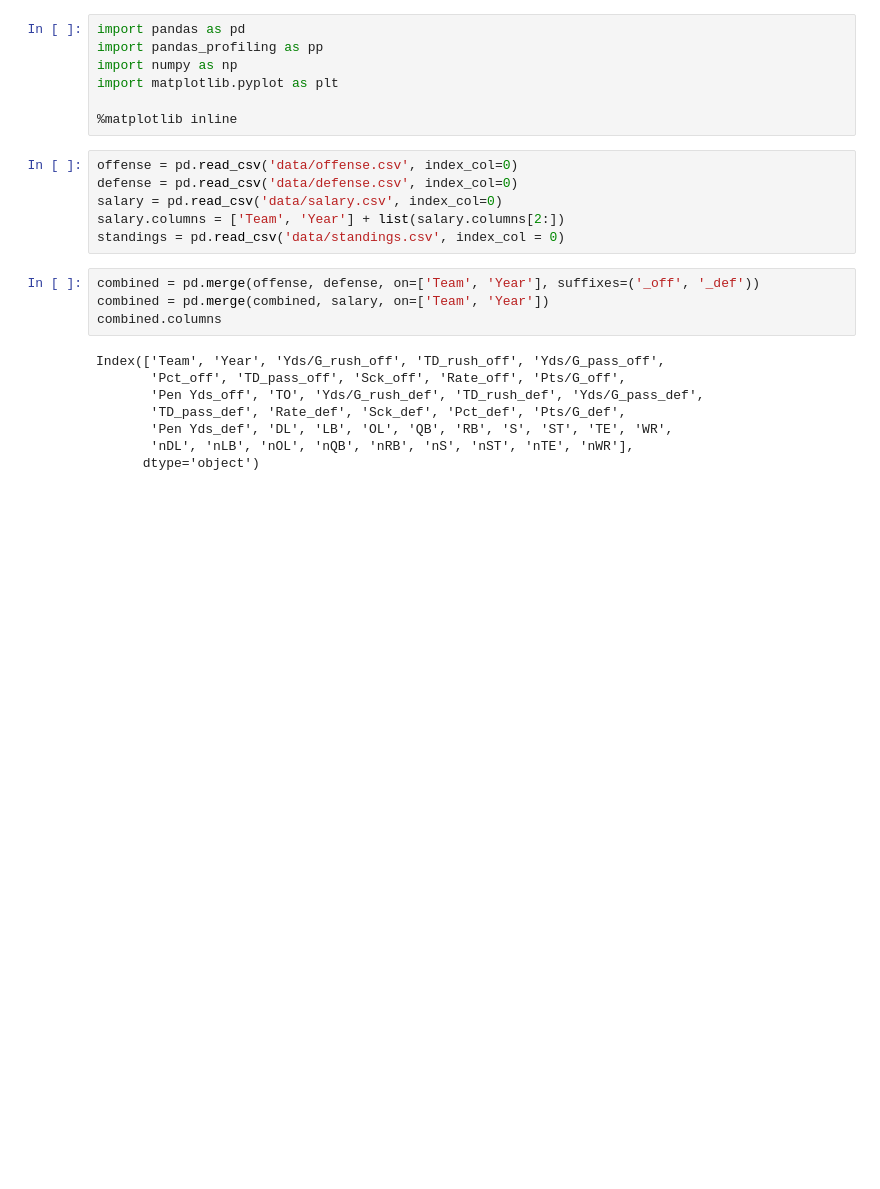
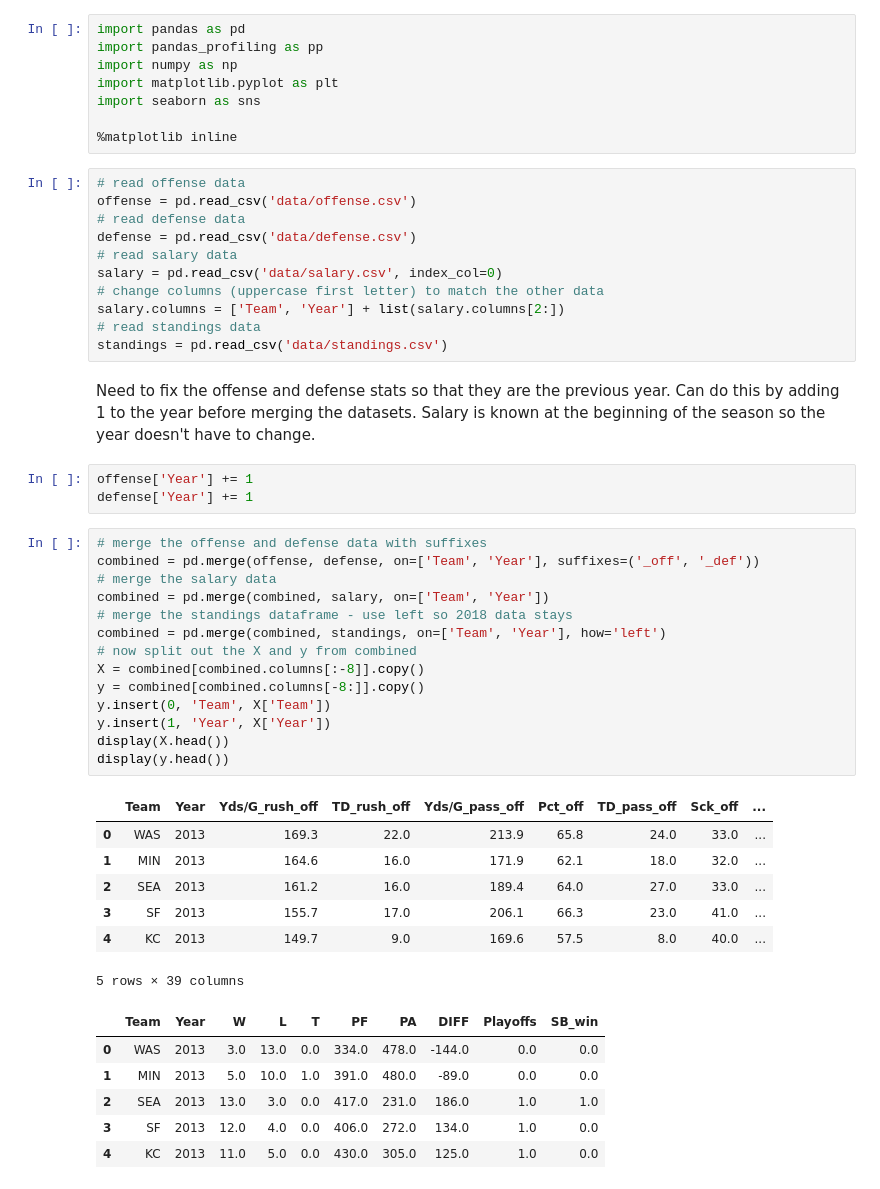
Before and after one commit to tsansom/Springboard-Data-Science, a Jupyter notebook: capstone_projects/nfl/Untitled.ipynb, the cells around one changed output. Saved outputs shown, nothing was run; the diff lists cells and outputs as text; blank space fills up the shorter version.

```diff
--- a/capstone_projects/nfl/Untitled.ipynb
+++ b/capstone_projects/nfl/Untitled.ipynb
@@ -3,23 +3,50 @@ import pandas as pd
 import pandas_profiling as pp
 import numpy as np
 import matplotlib.pyplot as plt
+import seaborn as sns
 
 %matplotlib inline
 # %%
-offense = pd.read_csv('data/offense.csv', index_col=0)
-defense = pd.read_csv('data/defense.csv', index_col=0)
+# read offense data
+offense = pd.read_csv('data/offense.csv')
+# read defense data
+defense = pd.read_csv('data/defense.csv')
+# read salary data
 salary = pd.read_csv('data/salary.csv', index_col=0)
+# change columns (uppercase first letter) to match the other data
 salary.columns = ['Team', 'Year'] + list(salary.columns[2:])
-standings = pd.read_csv('data/standings.csv', index_col = 0)
+# read standings data
+standings = pd.read_csv('data/standings.csv')
-# %%
-combined = pd.merge(offense, defense, on=['Team', 'Year'], suffixes=('_off', '_def'))
-combined = pd.merge(combined, salary, on=['Team', 'Year'])
-combined.columns
-# %% [output]
-Index(['Team', 'Year', 'Yds/G_rush_off', 'TD_rush_off', 'Yds/G_pass_off',
-       'Pct_off', 'TD_pass_off', 'Sck_off', 'Rate_off', 'Pts/G_off',
-       'Pen Yds_off', 'TO', 'Yds/G_rush_def', 'TD_rush_def', 'Yds/G_pass_def',
-       'TD_pass_def', 'Rate_def', 'Sck_def', 'Pct_def', 'Pts/G_def',
-       'Pen Yds_def', 'DL', 'LB', 'OL', 'QB', 'RB', 'S', 'ST', 'TE', 'WR',
-       'nDL', 'nLB', 'nOL', 'nQB', 'nRB', 'nS', 'nST', 'nTE', 'nWR'],
-      dtype='object')
+# %% [markdown]
+Need to fix the offense and defense stats so that they are the previous year. Can do this by adding 1 to the year before merging the datasets. Salary is known at the beginning of the season so the year doesn't have to change.
+# %%
+offense['Year'] += 1
+defense['Year'] += 1
+# %%
+# merge the offense and defense data with suffixes
+combined = pd.merge(offense, defense, on=['Team', 'Year'], suffixes=('_off', '_def'))
+# merge the salary data
+combined = pd.merge(combined, salary, on=['Team', 'Year'])
+# merge the standings dataframe - use left so 2018 data stays
+combined = pd.merge(combined, standings, on=['Team', 'Year'], how='left')
+# now split out the X and y from combined
+X = combined[combined.columns[:-8]].copy()
+y = combined[combined.columns[-8:]].copy()
+y.insert(0, 'Team', X['Team'])
+y.insert(1, 'Year', X['Year'])
+display(X.head())
+display(y.head())
+# %% [output]
+|  | Team | Year | Yds/G_rush_off | TD_rush_off | Yds/G_pass_off | Pct_off | TD_pass_off | Sck_off | ... |
+| 0 | WAS | 2013 | 169.3 | 22.0 | 213.9 | 65.8 | 24.0 | 33.0 | ... |
+| 1 | MIN | 2013 | 164.6 | 16.0 | 171.9 | 62.1 | 18.0 | 32.0 | ... |
+| 2 | SEA | 2013 | 161.2 | 16.0 | 189.4 | 64.0 | 27.0 | 33.0 | ... |
+| 3 | SF | 2013 | 155.7 | 17.0 | 206.1 | 66.3 | 23.0 | 41.0 | ... |
+| 4 | KC | 2013 | 149.7 | 9.0 | 169.6 | 57.5 | 8.0 | 40.0 | ... |
+5 rows × 39 columns
+|  | Team | Year | W | L | T | PF | PA | DIFF | Playoffs | SB_win |
+| 0 | WAS | 2013 | 3.0 | 13.0 | 0.0 | 334.0 | 478.0 | -144.0 | 0.0 | 0.0 |
+| 1 | MIN | 2013 | 5.0 | 10.0 | 1.0 | 391.0 | 480.0 | -89.0 | 0.0 | 0.0 |
+| 2 | SEA | 2013 | 13.0 | 3.0 | 0.0 | 417.0 | 231.0 | 186.0 | 1.0 | 1.0 |
+| 3 | SF | 2013 | 12.0 | 4.0 | 0.0 | 406.0 | 272.0 | 134.0 | 1.0 | 0.0 |
+| 4 | KC | 2013 | 11.0 | 5.0 | 0.0 | 430.0 | 305.0 | 125.0 | 1.0 | 0.0 |
```
Also changed, not shown: parts of 17 cells of this notebook, 9 other files.
